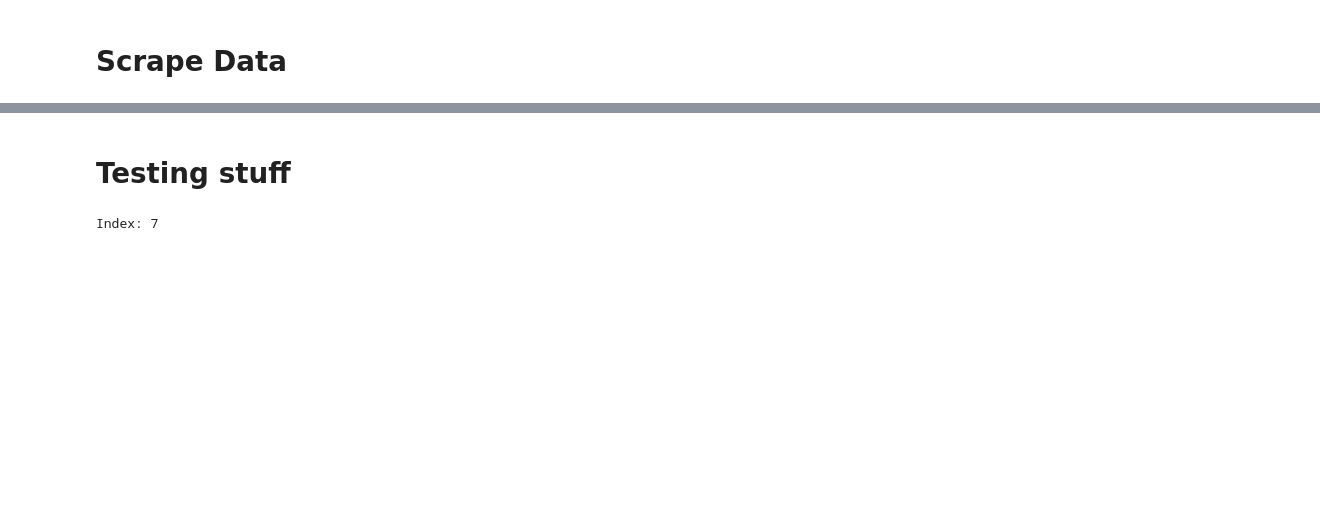
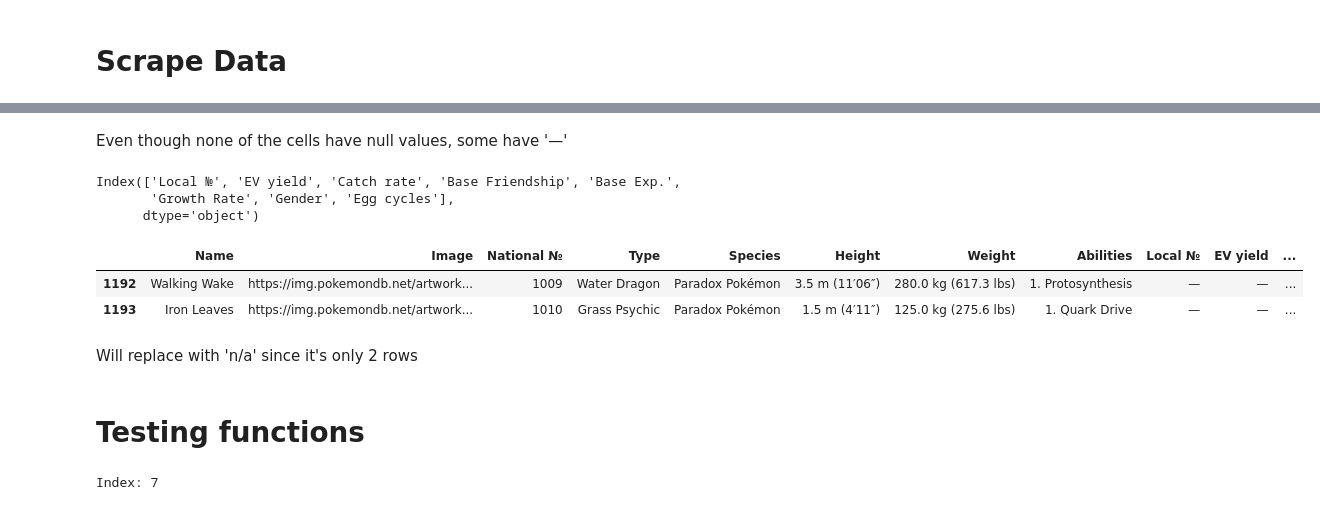
Before and after one commit to EricYangg/Data-Analysis-SQL-and-Tableau, a Jupyter notebook: Pokemon Analysis/Pokedex Scrape Data.ipynb, the cells around one changed output, grey strips where cells are left out. Cells and saved outputs as stored; diff of their text form; code cells hidden in the pictures; blank space fills up the shorter version.

Commit message:
Finished Scrape and Compiling of all stats into dataframe

```diff
--- a/Pokemon Analysis/Pokedex Scrape Data.ipynb
+++ b/Pokemon Analysis/Pokedex Scrape Data.ipynb
@@ -539,0 +232,41 @@ def_table[0].find_all('td')[0]
+# %%
+for i,href in enumerate(href_list):
+    pokemon_list = []
+    #if i >= 26:
+        #break
+    #Make soup
+    page = base_page + href
+    soup = BeautifulSoup(requests.get(page).text, 'lxml')
+
+    #Get list of names on page tab
+    names = FindNames(soup)
+
+    image = soup.find('div', class_='sv-tabs-panel')
+
+    for j, name in enumerate(names):
+        pokemon = []
+        pokemon.append(name)
+
+        #Get image url
+        if(j==0):
+            pokemon.append(FindImage(image))
+        else:
+            images = []
+            next_sib = image.find_next_siblings('div',limit = len(names))
+            images = FindImage(next_sib[j-1])
+            pokemon.append(images)
+
+        #Get pokedex, training, breeding, and base stats data
+        tables = soup.find_all('table', class_='vitals-table')
+        for k,table in enumerate(tables):
+            if k >3:
+                break
+            pokemon.extend(TableData(table.find_all('td')))
+
+        #Get defense types data
+        def_stats = soup.find('div', class_='resp-scroll text-center').find_all('td')
+        pokemon.extend(TypeTable(def_stats))
+
+        #append on to df
+        pokemon_list.append(pokemon)
+        df.loc[len(df)] = pokemon
@@ -540,5 +311,22 @@ def_table[0].find_all('td')[0]
+# %% [markdown]
+Even though none of the cells have null values, some have '—'
+# %%
+df.columns[df.eq('—').any()]
+# %% [output]
+Index(['Local №', 'EV yield', 'Catch rate', 'Base Friendship', 'Base Exp.',
+       'Growth Rate', 'Gender', 'Egg cycles'],
+      dtype='object')
+# %%
+pd.set_option('display.max_columns', None)
+df[df.eq('—').any(axis=1)]
+# %% [output]
+|  | Name | Image | National № | Type | Species | Height | Weight | Abilities | Local № | EV yield | ... |
+| 1192 | Walking Wake | https://img.pokemondb.net/artwork... | 1009 | Water Dragon | Paradox Pokémon | 3.5 m (11′06″) | 280.0 kg (617.3 lbs) | 1. Protosynthesis | — | — | ... |
+| 1193 | Iron Leaves | https://img.pokemondb.net/artwork... | 1010 | Grass Psychic | Paradox Pokémon | 1.5 m (4′11″) | 125.0 kg (275.6 lbs) | 1. Quark Drive | — | — | ... |
+# %% [markdown]
+Will replace with 'n/a' since it's only 2 rows
 # %% [markdown]
-# Testing stuff
+# Testing functions
 # %%
 #To split when abilities have hidden
 text = "1. BlazeSolar Power (hidden ability)"
```
Also changed, not shown: parts of 49 cells of this notebook.
